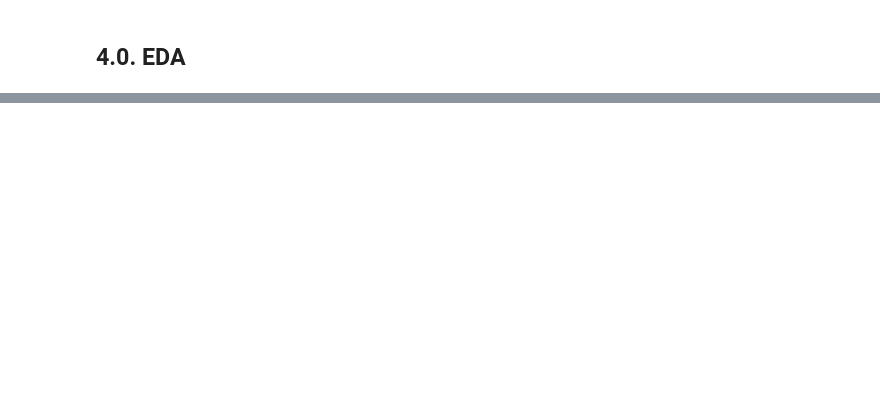
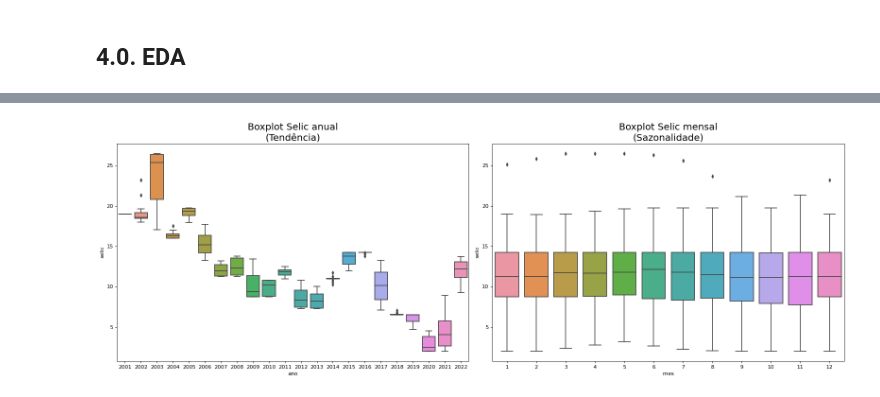
Before and after one commit to Lucas-Okamura/Selic-Forecast, a Jupyter notebook: selic-forecast.ipynb, the cells around one changed output, grey strips where cells are left out. Cells and saved outputs as stored; diff of their text form; code cells hidden in the pictures; blank space fills up the shorter version.

```diff
--- a/selic-forecast.ipynb
+++ b/selic-forecast.ipynb
@@ -174,0 +270,15 @@ plt.legend();
+# %%
+# Ano e Mês
+years = df4['ano']
+months = df4['mes']
+
+# Plot
+fig, axes = plt.subplots(1, 2, figsize=(20,7), dpi= 80)
+sns.boxplot(x='ano', y='selic', data=df4, ax=axes[0]);
+sns.boxplot(x='mes', y='selic', data=df4);
+
+axes[0].set_title('Boxplot Selic anual\n(Tendência)', fontsize=18);
+axes[1].set_title('Boxplot Selic mensal\n(Sazonalidade)', fontsize=18);
+plt.tight_layout();
+# %% [output]
+[figure, added]
```
Also changed, not shown: parts of 27 cells of this notebook, 2 other files.
